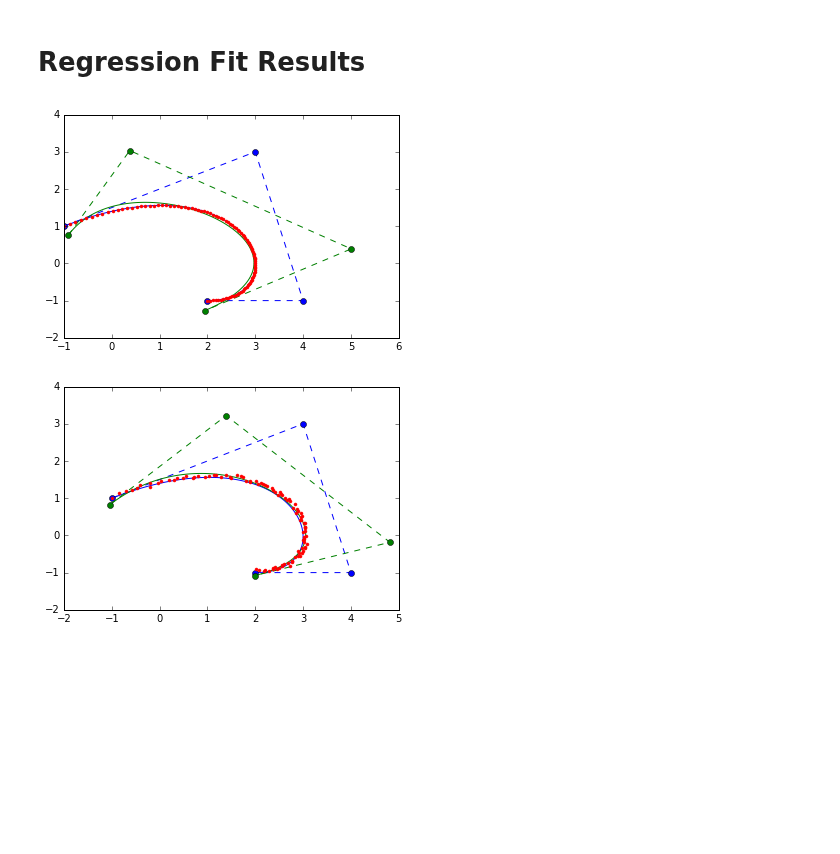
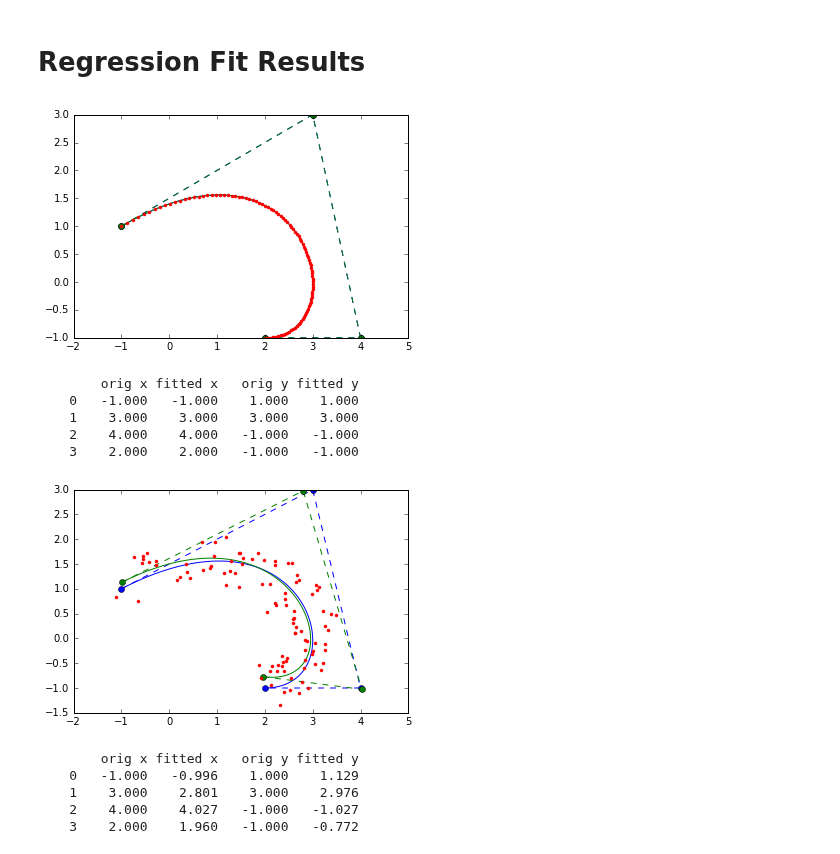
Before and after one commit to willblatt/bezier, a Jupyter notebook: beziers.ipynb, the cells around one changed output. Saved outputs shown, nothing was run; the diff lists cells and outputs as text; code cells hidden in the pictures; blank space fills up the shorter version.

Commit message:
Fixed regression fit error
Regression fit time steps were based on distances which was screwing up
the fit

```diff
--- a/beziers.ipynb
+++ b/beziers.ipynb
@@ -304,7 +304,7 @@ def fit_bezier(pnts, deg):
 
         # Fix for odd deg (the array needs to be flipped... -1, 1 instead of 1, -1)
         if deg % 2:
-            cm *= -1
+             cm *= -1
 
         # A is square binomial matrix scaled by matrix of 1's and -1s (scalar of two from differentiation)
         A = 2*am*bm*cm
@@ -349,19 +349,17 @@ def fit_bezier(pnts, deg):
             return -1.0 * sum([Di * (t - 1) ** Ei * d * t ** Fi for t, d in zip(ts, ds)])
 
         # Matrix A
-        A = np.array([A_fn(ts, Ai, Bi, Ci) for Ai, Bi, Ci in
+        A = -1*np.array([A_fn(ts, Ai, Bi, Ci) for Ai, Bi, Ci in
             zip(A.flatten(), B.flatten(), C.flatten())]).reshape((deg+1, deg+1))
 
         # Vector b
-        b = np.array([b_fn(ts, ds, Di, Ei, Fi) for Di, Ei, Fi in
+        b = -1*np.array([b_fn(ts, ds, Di, Ei, Fi) for Di, Ei, Fi in
             zip(D.flatten(), E.flatten(), F.flatten())]).reshape((deg+1, 1))
 
         # Solve Ax = b
         return scipy.linalg.solve(A, b).ravel()
 
-    # Set up time steps (normalized multi-dimension cummulative distances)
-    dists = np.cumsum([np.linalg.norm(p) for p in np.diff(pnts, axis=0)])
-    ts = [0] + [dist / max(dists) for dist in dists]
+    ts = scipy.linspace(0.0, 1, len(pnts))
 
     # Fit spline through each direction independently
     ctrl_points = np.apply_along_axis(solve_for_cs, 0, pnts, ts, deg)
@@ -370,27 +368,47 @@ def fit_bezier(pnts, deg):
 # %% [markdown]
 # Regression Fit Results
 # %%
-noise_pnts = np.array([b.point(t) for t in t_vals]) + 0.000001*np.random.rand(len(t_vals), 2)
+noise_pnts = np.array([b.point(t) for t in t_vals]) + 0.001*(np.random.rand(len(t_vals), 2)-0.5)
+
 b0 = fit_bezier(noise_pnts, b.deg)
 
 plt.plot([b.point(t)[0] for t in t_vals], [b.point(t)[1] for t in t_vals], 'b-')
 plt.plot([c[0] for c in b], [c[1] for c in b], 'b--o')
 
 plt.plot([b0.point(t)[0] for t in t_vals], [b0.point(t)[1] for t in t_vals], 'g-')
 plt.plot([c[0] for c in b0], [c[1] for c in b0], 'g--o')
 plt.plot([p[0] for p in noise_pnts], [p[1] for p in noise_pnts], 'r.')
 plt.show()
 
-noise_pnts = np.array([b.point(t) for t in t_vals]) + 0.1*np.random.rand(len(t_vals), 2)
+print("{0:>5} {1:>8} {2:>8} {3:>8} {4:>8}".format(' ', 'orig x', 'fitted x', 'orig y', 'fitted y'))
+for i, (cp, cp0) in enumerate(zip(b, b0)):
+    print("{0:>5} {1:>8.3f} {2:>8.3f} {3:>8.3f} {4:>8.3f}".format(str(i), cp[0], cp0[0], cp[1], cp0[1]))
+
+noise_pnts = np.array([b.point(t) for t in t_vals]) + 1.0*(np.random.rand(len(t_vals), 2)-0.5)
+
 b1 = fit_bezier(noise_pnts, b.deg)
 
 plt.plot([b.point(t)[0] for t in t_vals], [b.point(t)[1] for t in t_vals], 'b-')
 plt.plot([c[0] for c in b], [c[1] for c in b], 'b--o')
 
 plt.plot([b1.point(t)[0] for t in t_vals], [b1.point(t)[1] for t in t_vals], 'g-')
 plt.plot([c[0] for c in b1], [c[1] for c in b1], 'g--o')
 plt.plot([p[0] for p in noise_pnts], [p[1] for p in noise_pnts], 'r.')
 plt.show()
+
+print("{0:>5} {1:>8} {2:>8} {3:>8} {4:>8}".format(' ', 'orig x', 'fitted x', 'orig y', 'fitted y'))
+for i, (cp, cp1) in enumerate(zip(b, b1)):
+    print("{0:>5} {1:>8.3f} {2:>8.3f} {3:>8.3f} {4:>8.3f}".format(str(i), cp[0], cp1[0], cp[1], cp1[1]))
 # %% [output]
-[figure, old version]
+[figure, new version]
+        orig x fitted x   orig y fitted y
+    0   -1.000   -1.000    1.000    1.000
+    1    3.000    3.000    3.000    3.000
+    2    4.000    4.000   -1.000   -1.000
+    3    2.000    2.000   -1.000   -1.000
-[figure, old version]
+[figure, new version]
+        orig x fitted x   orig y fitted y
+    0   -1.000   -0.996    1.000    1.129
+    1    3.000    2.801    3.000    2.976
+    2    4.000    4.027   -1.000   -1.027
+    3    2.000    1.960   -1.000   -0.772
```
